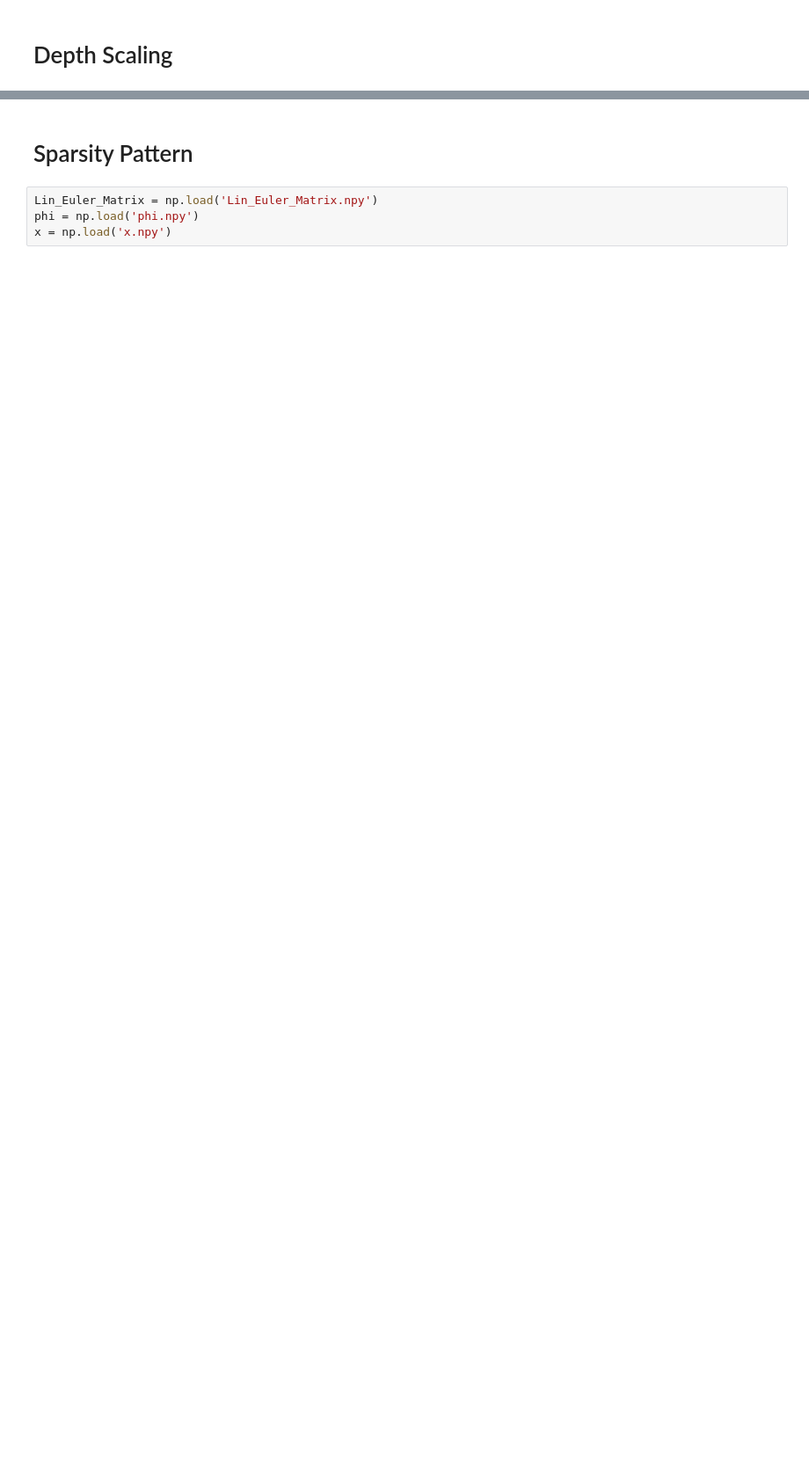
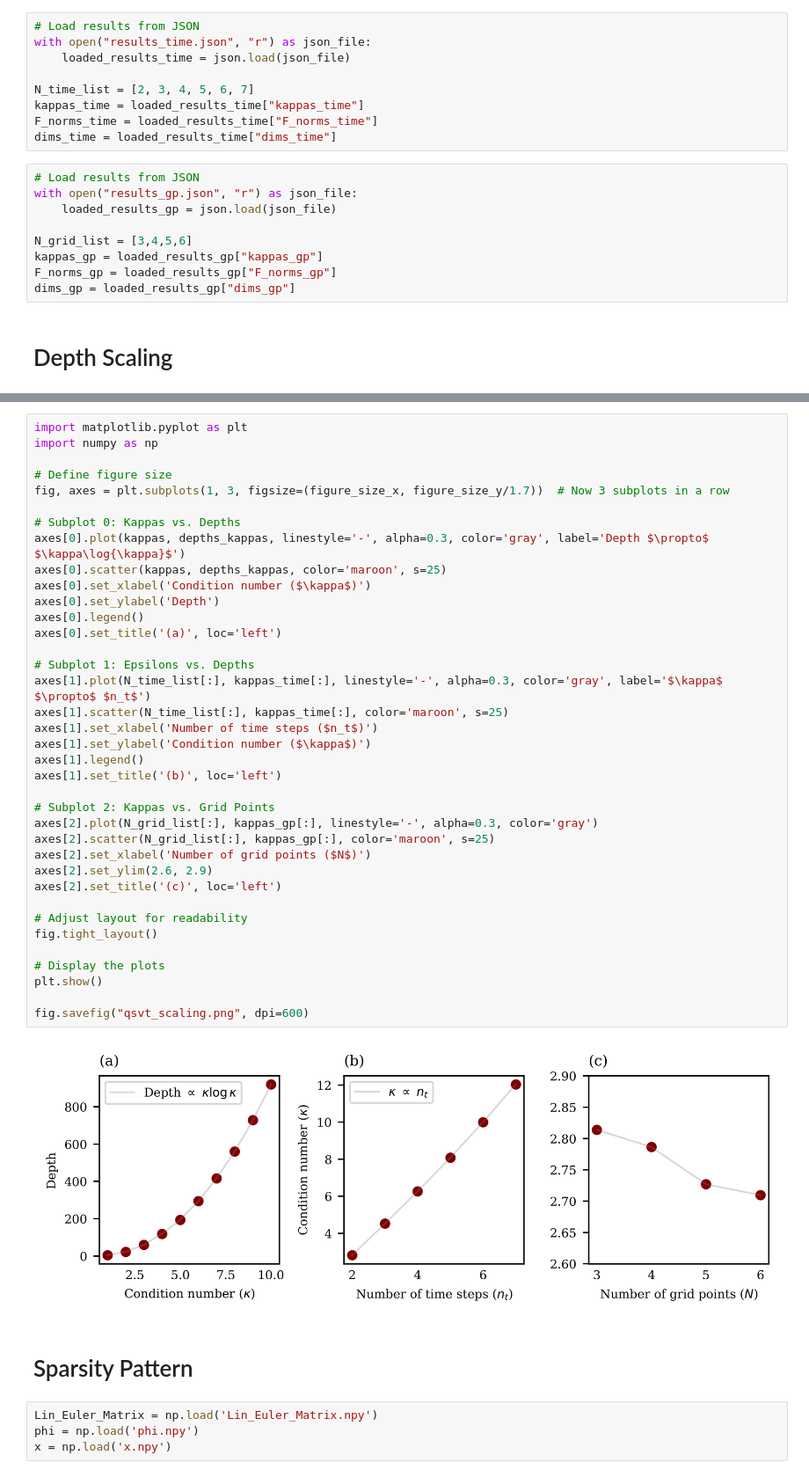
Before and after one commit to petr-ivashkov/quantech-swe-qlss, a Jupyter notebook: matrix_inversion_qsvt/plots.ipynb, the cells around one changed output, grey strips where cells are left out. Shown at 88% size. Drawn from its saved outputs; the diff is of its cells as text; blank space fills up the shorter version.

```diff
--- a/matrix_inversion_qsvt/plots.ipynb
+++ b/matrix_inversion_qsvt/plots.ipynb
@@ -121,3 +124,21 @@ plt.show()
+# %%
+# Load results from JSON
+with open("results_time.json", "r") as json_file:
+    loaded_results_time = json.load(json_file)
+
+N_time_list = [2, 3, 4, 5, 6, 7]
+kappas_time = loaded_results_time["kappas_time"]
+F_norms_time = loaded_results_time["F_norms_time"]
+dims_time = loaded_results_time["dims_time"]
+# %%
+# Load results from JSON
+with open("results_gp.json", "r") as json_file:
+    loaded_results_gp = json.load(json_file)
+
+N_grid_list = [3,4,5,6]
+kappas_gp = loaded_results_gp["kappas_gp"]
+F_norms_gp = loaded_results_gp["F_norms_gp"]
+dims_gp = loaded_results_gp["dims_gp"]
 # %% [markdown]
 # Depth Scaling
 # %%
@@ -187,3 +175,42 @@ plt.show()
+# %%
+import matplotlib.pyplot as plt
+import numpy as np
+
+# Define figure size
+fig, axes = plt.subplots(1, 3, figsize=(figure_size_x, figure_size_y/1.7))  # Now 3 subplots in a row
+
+# Subplot 0: Kappas vs. Depths
+axes[0].plot(kappas, depths_kappas, linestyle='-', alpha=0.3, color='gray', label='Depth $\propto$ $\kappa\log{\kappa}$')
+axes[0].scatter(kappas, depths_kappas, color='maroon', s=25)
+axes[0].set_xlabel('Condition number ($\kappa$)')
+axes[0].set_ylabel('Depth')
+axes[0].legend()
+axes[0].set_title('(a)', loc='left')
+
+# Subplot 1: Epsilons vs. Depths
+axes[1].plot(N_time_list[:], kappas_time[:], linestyle='-', alpha=0.3, color='gray', label='$\kappa$ $\propto$ $n_t$')
+axes[1].scatter(N_time_list[:], kappas_time[:], color='maroon', s=25)
+axes[1].set_xlabel('Number of time steps ($n_t$)')
+axes[1].set_ylabel('Condition number ($\kappa$)')
+axes[1].legend()
+axes[1].set_title('(b)', loc='left')
+
+# Subplot 2: Kappas vs. Grid Points
+axes[2].plot(N_grid_list[:], kappas_gp[:], linestyle='-', alpha=0.3, color='gray')
+axes[2].scatter(N_grid_list[:], kappas_gp[:], color='maroon', s=25)
+axes[2].set_xlabel('Number of grid points ($N$)')
+axes[2].set_ylim(2.6, 2.9)
+axes[2].set_title('(c)', loc='left')
+
+# Adjust layout for readability
+fig.tight_layout()
+
+# Display the plots
+plt.show()
+
+fig.savefig("qsvt_scaling.png", dpi=600)
+# %% [output]
+[figure, added]
 # %% [markdown]
 # Sparsity Pattern
 # %%
```
Also changed, not shown: parts of 8 cells of this notebook, 8 other files.
